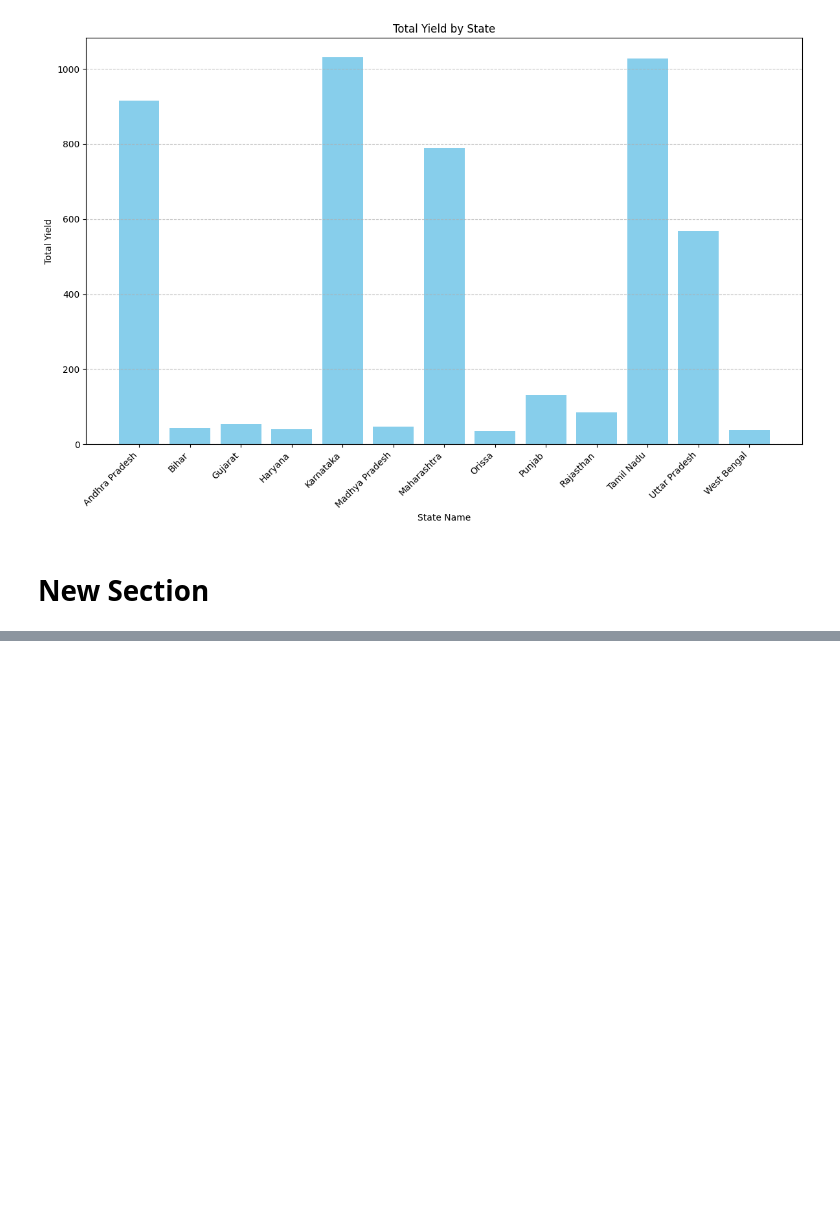
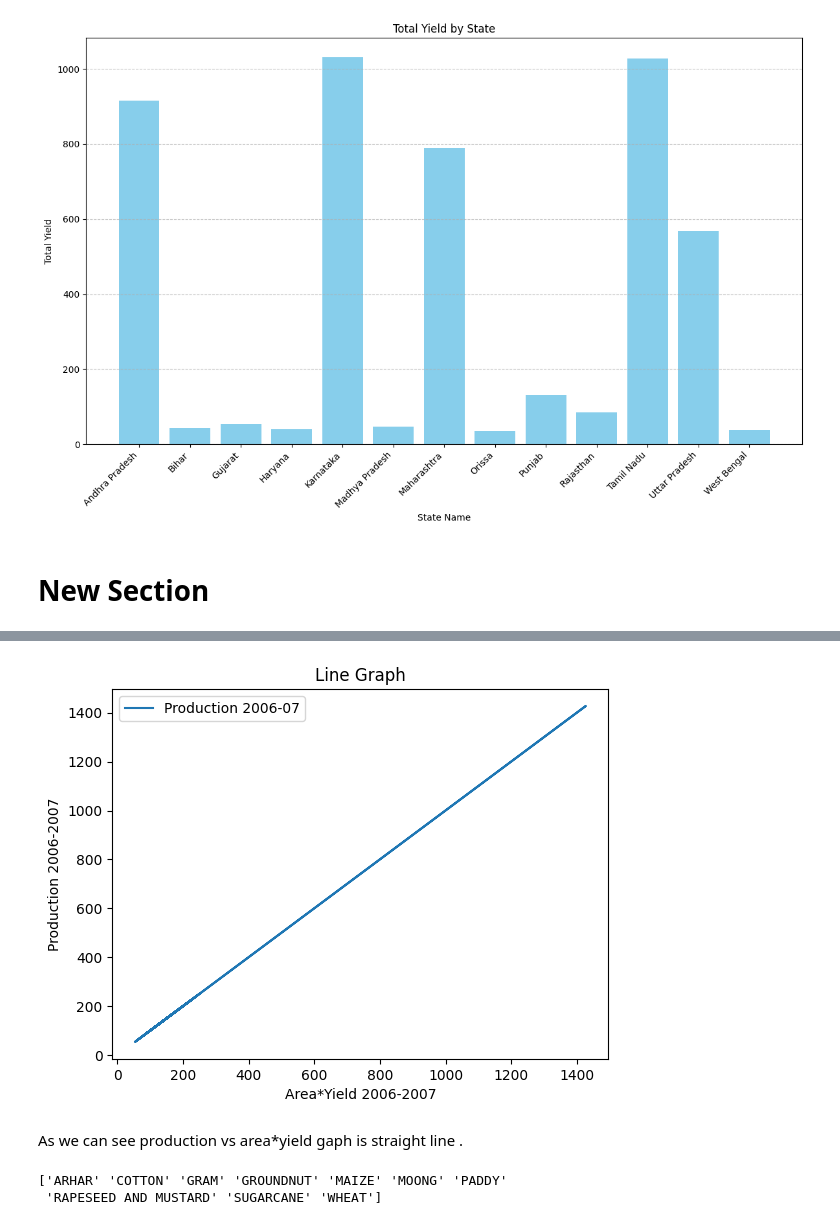
Before and after one commit to Darkwolf68/Unicoverage-INternship, a Jupyter notebook: Untitled21.ipynb, the cells around one changed output, grey strips where cells are left out. Saved outputs shown, nothing was run; the diff lists cells and outputs as text; code cells hidden in the pictures; blank space fills up the shorter version.

```diff
--- a/Untitled21.ipynb
+++ b/Untitled21.ipynb
@@ -190,0 +222,12 @@ plt.show()
+# %%
+df1['Area 2006-07']=df1['Area 2006-07']/100
+df1['Area 2007-08']=df1['Area 2007-08']/100
+df1['Area 2008-09']=df1['Area 2008-09']/100
+df1['Area 2009-10']=df1['Area 2009-10']/100
+df1['Area 2010-11']=df1['Area 2010-11']/100
+# %%
+df1['Area*Yield 2006-2007']=df1['Area 2006-07']*df1['Yield 2006-07']
+df1['Area*Yield 2007-2008']=df1['Area 2007-08']*df1['Yield 2007-08']
+df1['Area*Yield 2008-2009']=df1['Area 2008-09']*df1['Yield 2008-09']
+df1['Area*Yield 2009-2010']=df1['Area 2009-10']*df1['Yield 2009-10']
+df1['Area*Yield 2010-2011']=df1['Area 2010-11']*df1['Yield 2010-11']
@@ -190,0 +254,15 @@ plt.show()
+# %%
+df1.plot(x='Area*Yield 2006-2007', y='Production 2006-07', kind='line')
+plt.title('Line Graph')
+plt.xlabel('Area*Yield 2006-2007')
+plt.ylabel('Production 2006-2007')
+plt.show()
+# %% [output]
+[figure, added]
+# %% [markdown]
+As we can see production vs area*yield gaph is straight line .
+# %%
+print(df['Crop'].unique())
+# %% [output]
+['ARHAR' 'COTTON' 'GRAM' 'GROUNDNUT' 'MAIZE' 'MOONG' 'PADDY'
+ 'RAPESEED AND MUSTARD' 'SUGARCANE' 'WHEAT']
```
Also changed, not shown: parts of 12 cells of this notebook.
